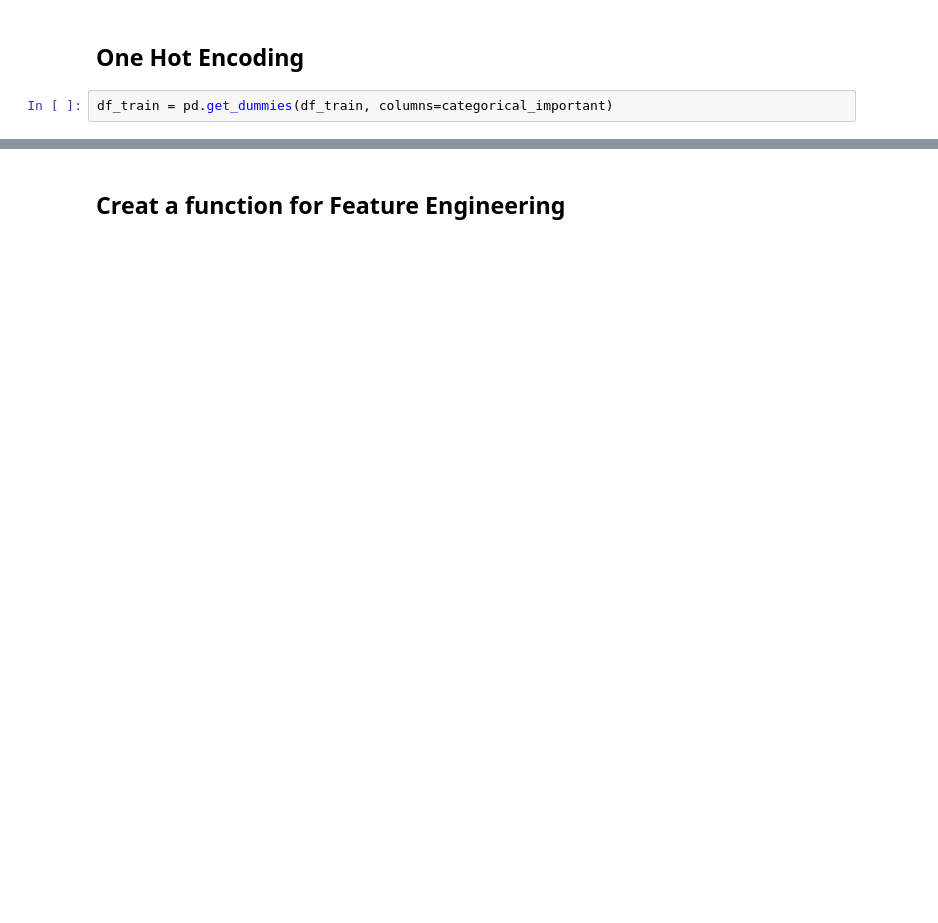
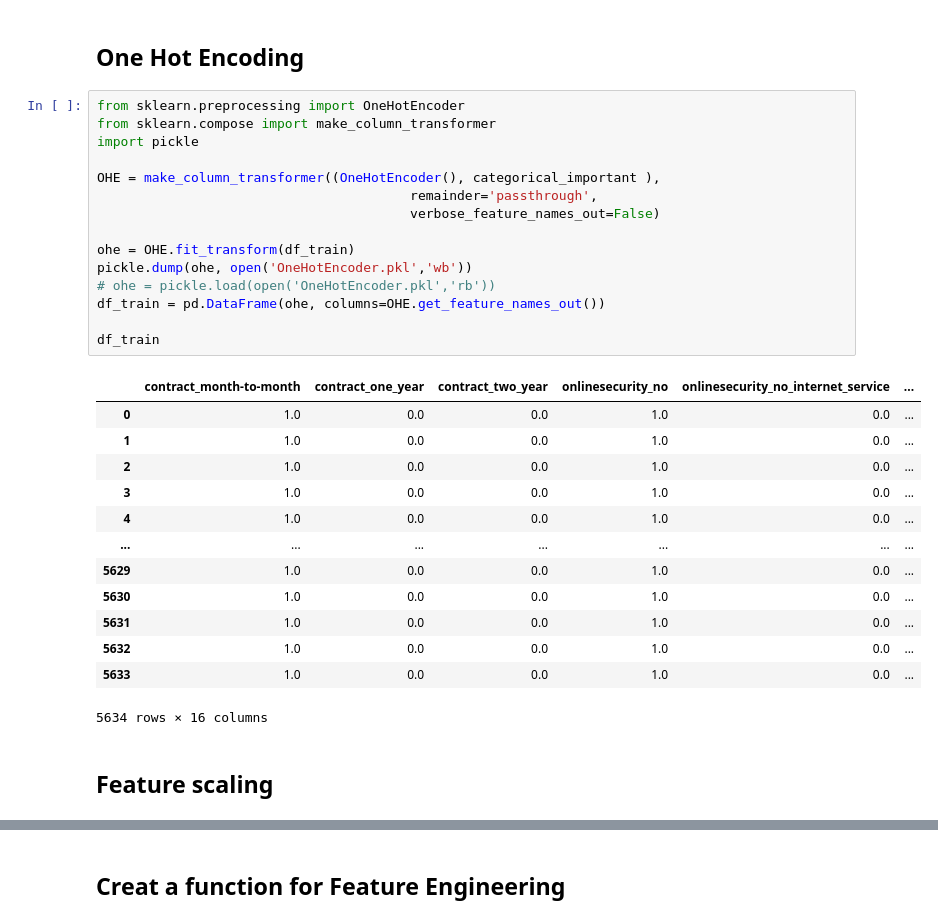
Before and after one commit to seyedmahdiamin1998/Jupyter_notebooks, a Jupyter notebook: Churn_prediction.ipynb/EDA.ipynb, the cells around one changed output, grey strips where cells are left out. Cells and saved outputs as stored; diff of their text form; blank space fills up the shorter version.

```diff
--- a/Churn_prediction.ipynb/EDA.ipynb
+++ b/Churn_prediction.ipynb/EDA.ipynb
@@ -230,4 +250,33 @@ df_train
 # %% [markdown]
 <h2>One Hot Encoding</h2>
-# %%
-df_train = pd.get_dummies(df_train, columns=categorical_important)
+# %%
+from sklearn.preprocessing import OneHotEncoder
+from sklearn.compose import make_column_transformer
+import pickle
+
+OHE = make_column_transformer((OneHotEncoder(), categorical_important ),
+                                        remainder='passthrough',
+                                        verbose_feature_names_out=False)
+
+ohe = OHE.fit_transform(df_train)
+pickle.dump(ohe, open('OneHotEncoder.pkl','wb'))
+# ohe = pickle.load(open('OneHotEncoder.pkl','rb'))
+df_train = pd.DataFrame(ohe, columns=OHE.get_feature_names_out())
+
+df_train
+# %% [output]
+|  | contract_month-to-month | contract_one_year | contract_two_year | onlinesecurity_no | onlinesecurity_no_internet_service | ... |
+| 0 | 1.0 | 0.0 | 0.0 | 1.0 | 0.0 | ... |
+| 1 | 1.0 | 0.0 | 0.0 | 1.0 | 0.0 | ... |
+| 2 | 1.0 | 0.0 | 0.0 | 1.0 | 0.0 | ... |
+| 3 | 1.0 | 0.0 | 0.0 | 1.0 | 0.0 | ... |
+| 4 | 1.0 | 0.0 | 0.0 | 1.0 | 0.0 | ... |
+| ... | ... | ... | ... | ... | ... | ... |
+| 5629 | 1.0 | 0.0 | 0.0 | 1.0 | 0.0 | ... |
+| 5630 | 1.0 | 0.0 | 0.0 | 1.0 | 0.0 | ... |
+| 5631 | 1.0 | 0.0 | 0.0 | 1.0 | 0.0 | ... |
+| 5632 | 1.0 | 0.0 | 0.0 | 1.0 | 0.0 | ... |
+| 5633 | 1.0 | 0.0 | 0.0 | 1.0 | 0.0 | ... |
+5634 rows × 16 columns
+# %% [markdown]
+<h2>Feature scaling</h2>
```
Also changed, not shown: parts of 6 cells of this notebook, 5 other files.
